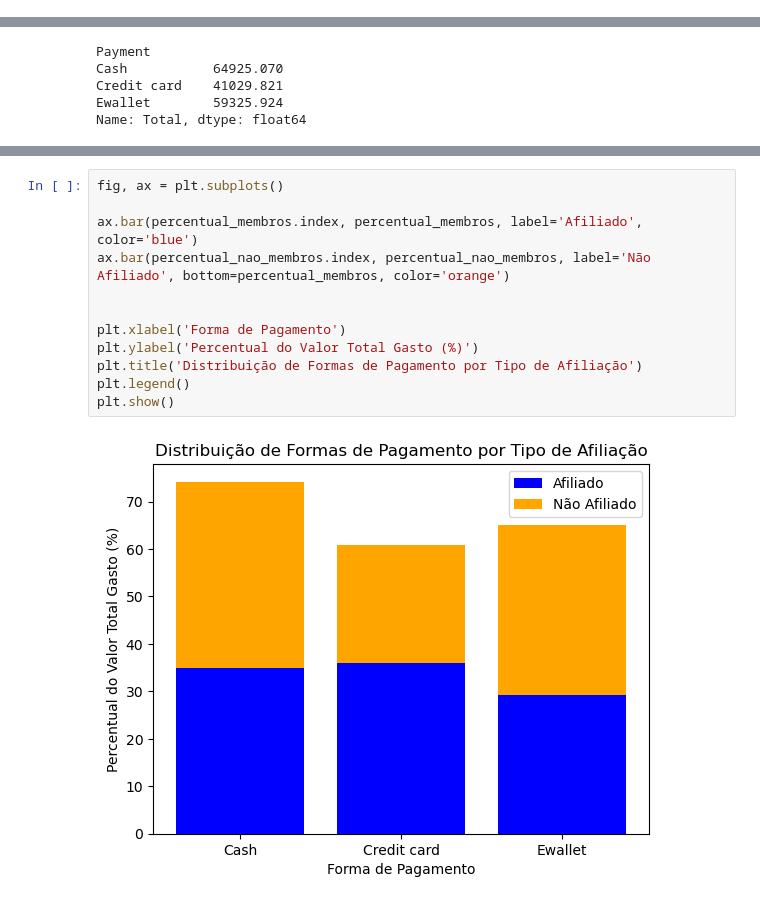
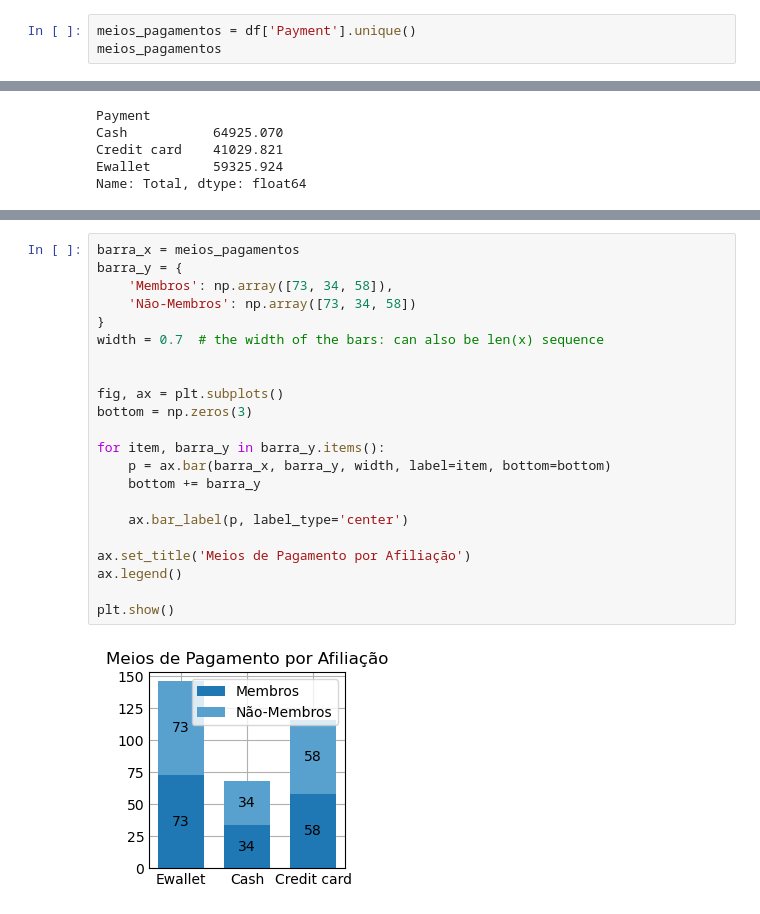
Before and after one commit to leonildolinck/ada-projeto-tecnicas-de-programacao, a Jupyter notebook: Projeto-Notebook.ipynb, the cells around one changed output, grey strips where cells are left out. Saved outputs shown, nothing was run; the diff lists cells and outputs as text.

```diff
--- a/Projeto-Notebook.ipynb
+++ b/Projeto-Notebook.ipynb
@@ -454,0 +443,3 @@ pagamentos_nao_membros
+# %%
+meios_pagamentos = df['Payment'].unique()
+meios_pagamentos
@@ -491,14 +466,24 @@ Name: Total, dtype: float64
-# %%
-fig, ax = plt.subplots()
-
-ax.bar(percentual_membros.index, percentual_membros, label='Afiliado', color='blue')
-ax.bar(percentual_nao_membros.index, percentual_nao_membros, label='Não Afiliado', bottom=percentual_membros, color='orange')
-
-
-plt.xlabel('Forma de Pagamento')
-plt.ylabel('Percentual do Valor Total Gasto (%)')
-plt.title('Distribuição de Formas de Pagamento por Tipo de Afiliação')
-plt.legend()
-plt.show()
-# %% [output]
-[figure, removed]
+# %%
+barra_x = meios_pagamentos
+barra_y = {
+    'Membros': np.array([73, 34, 58]),
+    'Não-Membros': np.array([73, 34, 58])
+}
+width = 0.7  # the width of the bars: can also be len(x) sequence
+
+
+fig, ax = plt.subplots()
+bottom = np.zeros(3)
+
+for item, barra_y in barra_y.items():
+    p = ax.bar(barra_x, barra_y, width, label=item, bottom=bottom)
+    bottom += barra_y
+
+    ax.bar_label(p, label_type='center')
+
+ax.set_title('Meios de Pagamento por Afiliação')
+ax.legend()
+
+plt.show()
+# %% [output]
+[figure, added]
```
Also changed, not shown: parts of 9 cells of this notebook.
